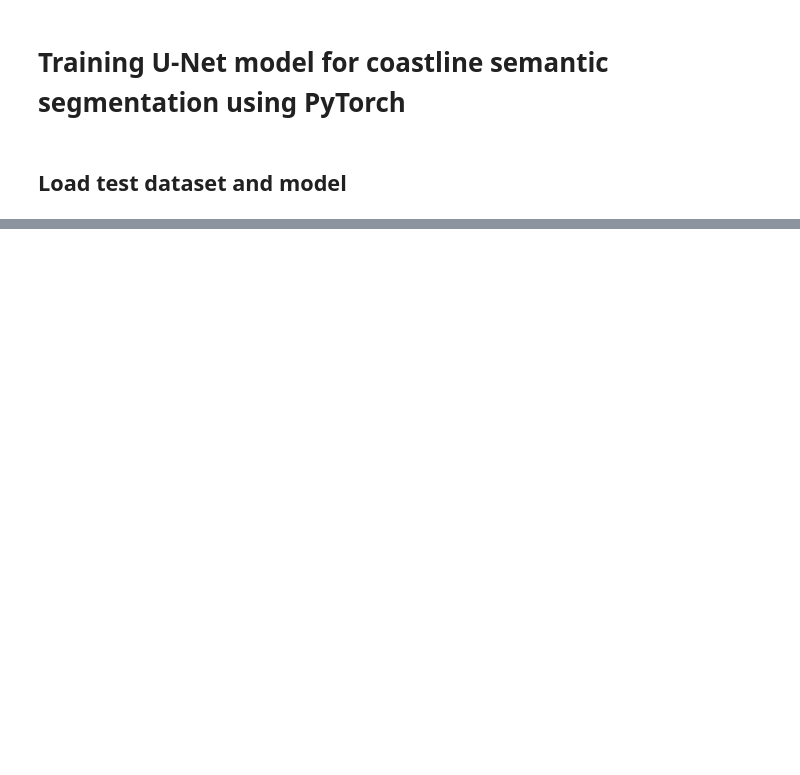
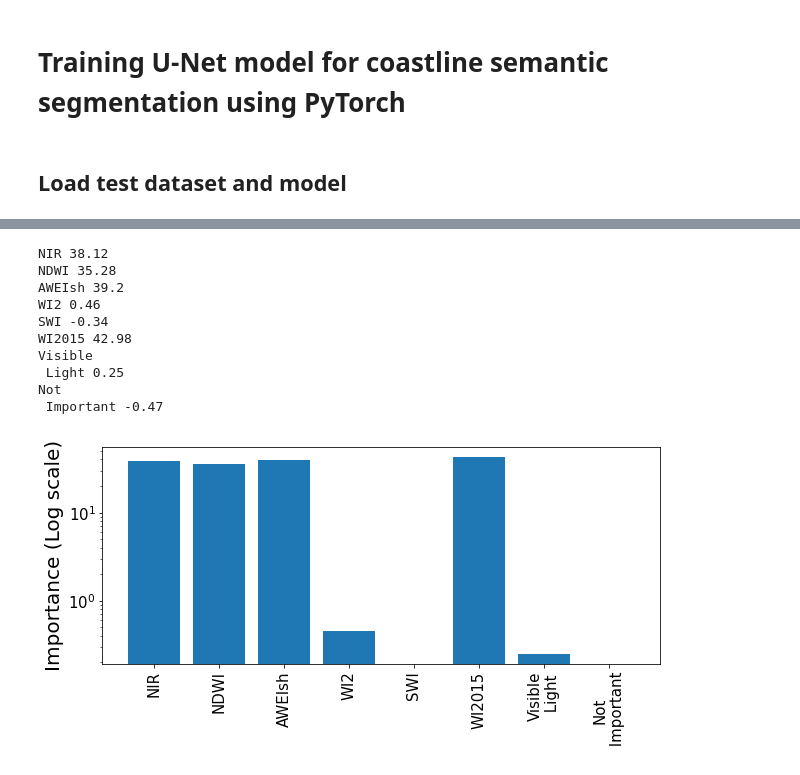
Before and after one commit to conorosully/interpreting-coastline-unet, a Jupyter notebook: src/interpret_unet.ipynb, the cells around one changed output, grey strips where cells are left out. Drawn from its saved outputs; the diff is of its cells as text; code cells hidden in the pictures; blank space fills up the shorter version.

```diff
--- a/src/interpret_unet.ipynb
+++ b/src/interpret_unet.ipynb
@@ -399,0 +287,24 @@ class unet(nn.Module):
+# %%
+# Plot permutation importance for combination of bands
+orginal_accuracy = mean['Accuracy'].values[0]
+bands = mean['Accuracy'].values[np.r_[8,13:20]]
+importance = [(orginal_accuracy-b)*100 for b in bands]
+
+indices = ['NIR','NDWI','AWEIsh','WI2','SWI','WI2015','Visible\n Light', 'Not\n Important']
+
+for i,imp in enumerate(importance):
+    print(indices[i],np.round(imp,2))
+
+eval.plot_importance(importance,indices,label="Importance (Log scale)",save="Perm_importance_indices")
+# %% [output]
+NIR 38.12
+NDWI 35.28
+AWEIsh 39.2
+WI2 0.46
+SWI -0.34
+WI2015 42.98
+Visible
+ Light 0.25
+Not
+ Important -0.47
+[figure, added]
```
Also changed, not shown: parts of 41 cells of this notebook, 2 other files.
